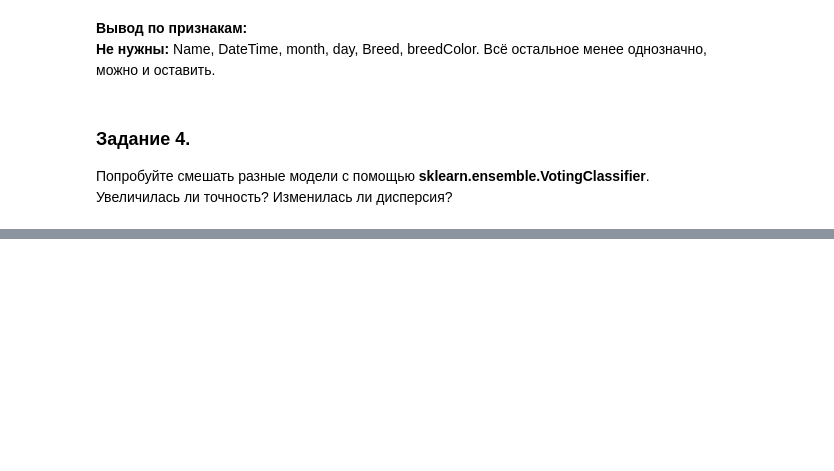
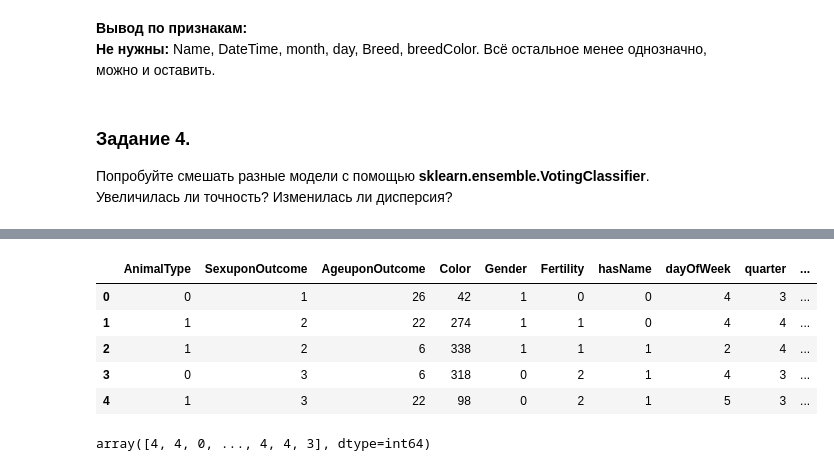
Before and after one commit to lithiumdenis/MLSchool, a Jupyter notebook: 3. Котики и собачки.ipynb, the cells around one changed output, grey strips where cells are left out. Drawn from its saved outputs; the diff is of its cells as text; code cells hidden in the pictures; blank space fills up the shorter version.

```diff
--- a/3. Котики и собачки.ipynb
+++ b/3. Котики и собачки.ipynb
@@ -534,0 +545,16 @@ LifetimeInDays 8
+# %%
+#delete AnimalID from test
+X_te = test.drop(['AnimalID'], axis=1)
+X_te.head()
+# %% [output]
+|  | AnimalType | SexuponOutcome | AgeuponOutcome | Color | Gender | Fertility | hasName | dayOfWeek | quarter | ... |
+| 0 | 0 | 1 | 26 | 42 | 1 | 0 | 0 | 4 | 3 | ... |
+| 1 | 1 | 2 | 22 | 274 | 1 | 1 | 0 | 4 | 4 | ... |
+| 2 | 1 | 2 | 6 | 338 | 1 | 1 | 1 | 2 | 4 | ... |
+| 3 | 0 | 3 | 6 | 318 | 0 | 2 | 1 | 4 | 3 | ... |
+| 4 | 1 | 3 | 22 | 98 | 0 | 2 | 1 | 5 | 3 | ... |
+# %%
+y_te = eclf.predict(X_te)
+y_te
+# %% [output]
+array([4, 4, 0, ..., 4, 4, 3], dtype=int64)
```
Also changed, not shown: parts of 28 cells of this notebook, 1 other file.
